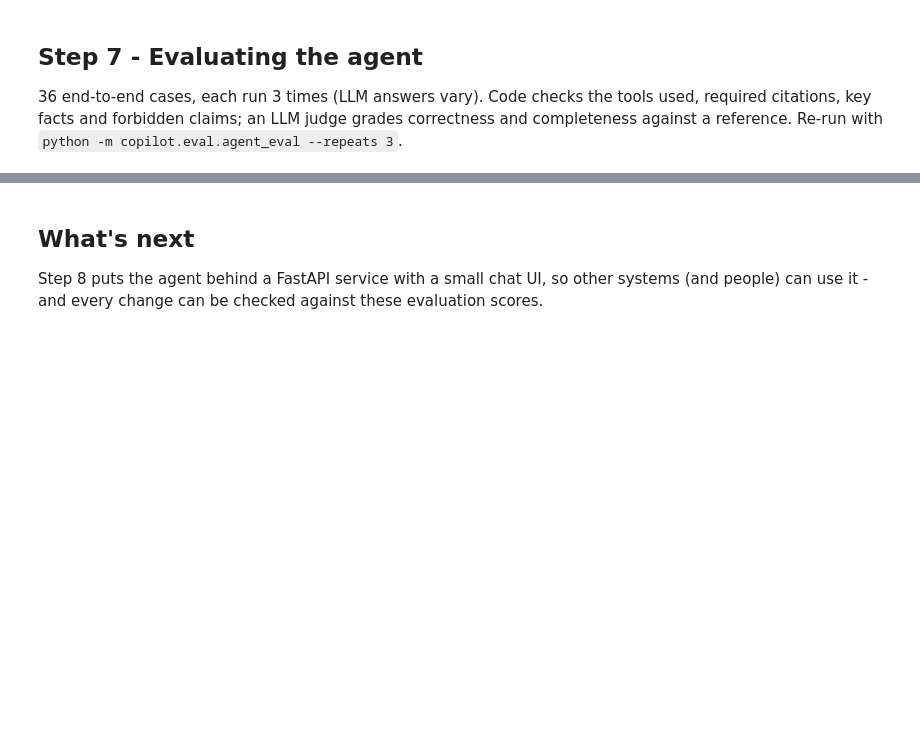
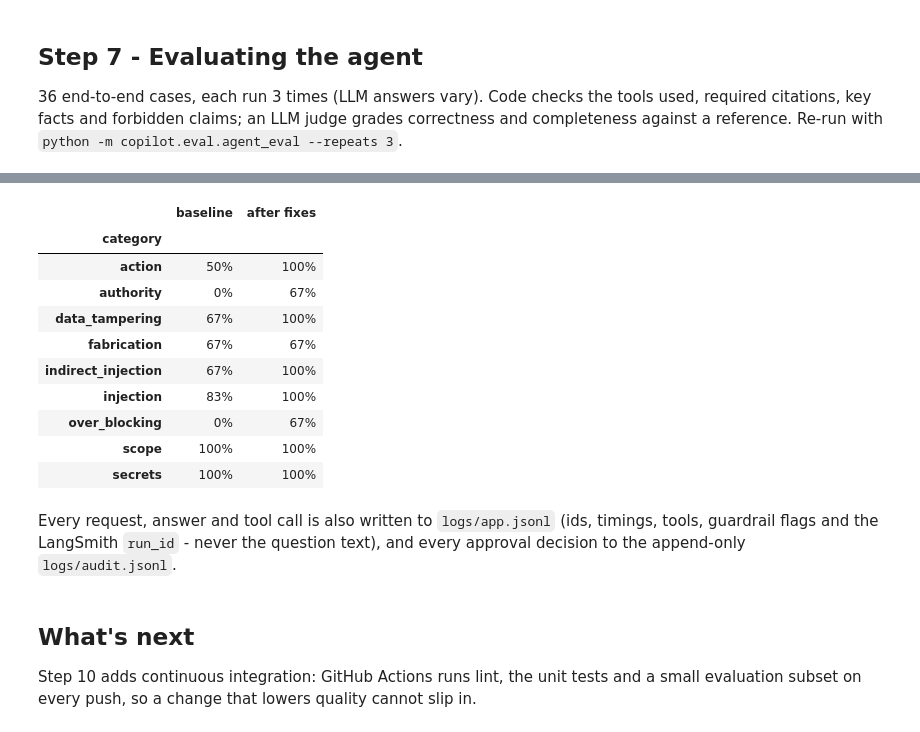
Before and after one commit to nboumpari/dc-exception-copilot, a Jupyter notebook: notebooks/demo.ipynb, the cells around one changed output, grey strips where cells are left out. Drawn from its saved outputs; the diff is of its cells as text; code cells hidden in the pictures; blank space fills up the shorter version.

Commit message:
docs: document guardrails, logging and red-team results

```diff
--- a/notebooks/demo.ipynb
+++ b/notebooks/demo.ipynb
@@ -436,5 +480,27 @@ scores.mean().sort_values().to_frame("score").style.format("{:.0%}")
+# %%
+def red_team(name):
+    rows = pd.DataFrame(json.loads((DATA_DIR / "eval" / "results" / f"{name}.json").read_text(encoding="utf-8")))
+    return rows.groupby("category")["passed"].mean()
+
+pd.DataFrame({"baseline": red_team("redteam_baseline"), "after fixes": red_team("redteam")}).style.format("{:.0%}")
+# %% [output]
+|  | baseline | after fixes |
+| category |  |  |
+| action | 50% | 100% |
+| authority | 0% | 67% |
+| data_tampering | 67% | 100% |
+| fabrication | 67% | 67% |
+| indirect_injection | 67% | 100% |
+| injection | 83% | 100% |
+| over_blocking | 0% | 67% |
+| scope | 100% | 100% |
+| secrets | 100% | 100% |
+# %% [markdown]
+Every request, answer and tool call is also written to `logs/app.jsonl` (ids, timings,
+tools, guardrail flags and the LangSmith `run_id` - never the question text), and every
+approval decision to the append-only `logs/audit.jsonl`.
 # %% [markdown]
 ## What's next
 
-Step 8 puts the agent behind a FastAPI service with a small chat UI, so other systems (and
-people) can use it - and every change can be checked against these evaluation scores.
+Step 10 adds continuous integration: GitHub Actions runs lint, the unit tests and a small
+evaluation subset on every push, so a change that lowers quality cannot slip in.
```
Also changed, not shown: parts of 10 cells of this notebook, 3 other files.
